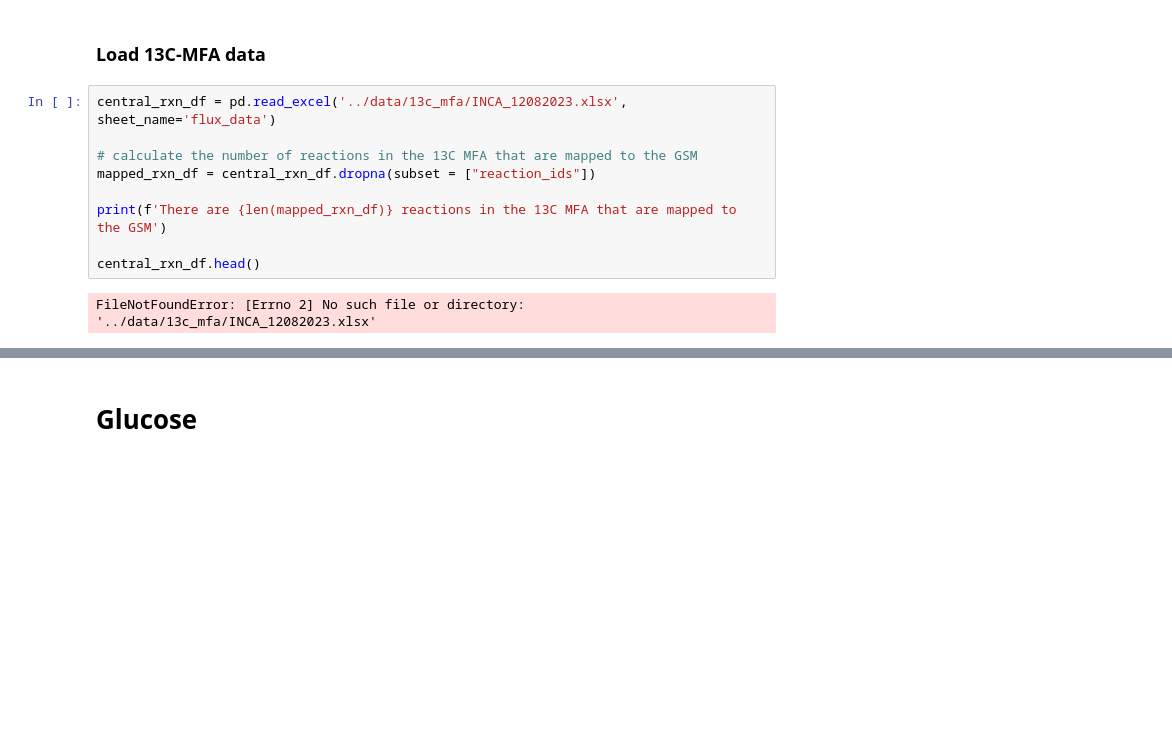
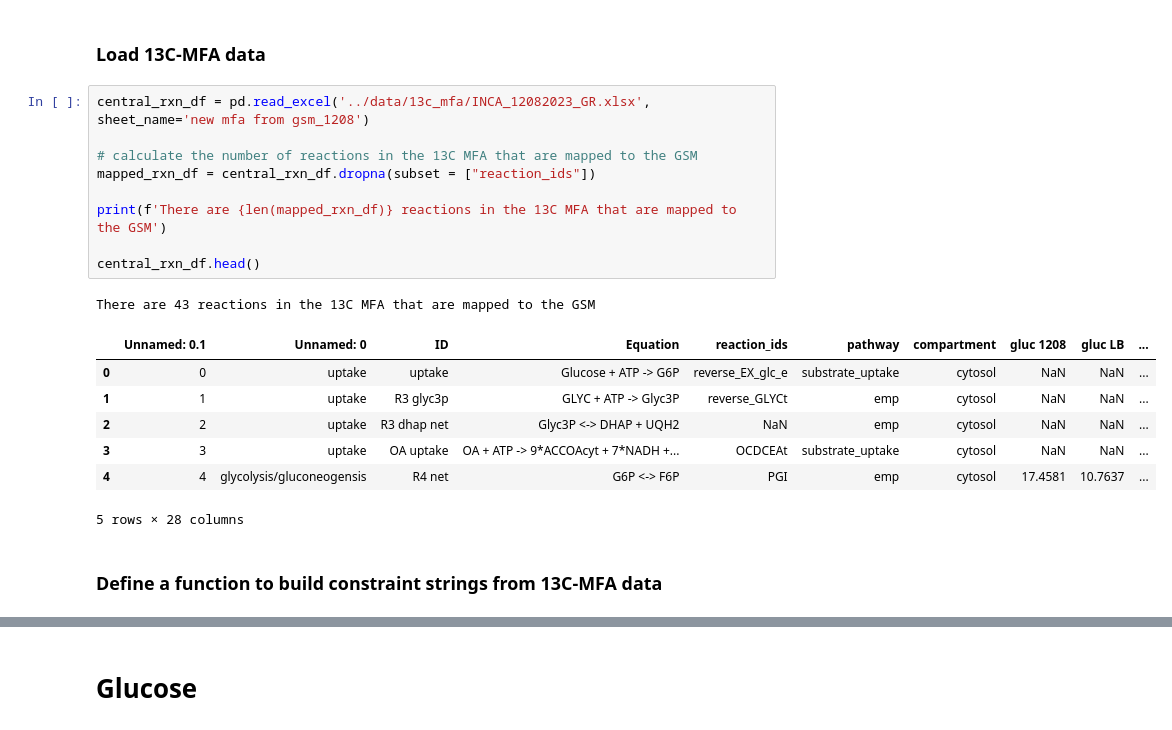
Before and after one commit to garrettroell/yarrrowia_eflux2, a Jupyter notebook: notebooks/C_GSM_bounds_from_MFA.ipynb, the cells around one changed output, grey strips where cells are left out. Drawn from its saved outputs; the diff is of its cells as text; blank space fills up the shorter version.

```diff
--- a/notebooks/C_GSM_bounds_from_MFA.ipynb
+++ b/notebooks/C_GSM_bounds_from_MFA.ipynb
@@ -58,13 +58,22 @@ model.reactions.get_by_id('EX_glc_e')
 # %% [markdown]
 ### Load 13C-MFA data
 # %%
-central_rxn_df = pd.read_excel('../data/13c_mfa/INCA_12082023.xlsx', sheet_name='flux_data')
+central_rxn_df = pd.read_excel('../data/13c_mfa/INCA_12082023_GR.xlsx', sheet_name='new mfa from gsm_1208')
 
 # calculate the number of reactions in the 13C MFA that are mapped to the GSM
 mapped_rxn_df = central_rxn_df.dropna(subset = ["reaction_ids"])
 
 print(f'There are {len(mapped_rxn_df)} reactions in the 13C MFA that are mapped to the GSM')
 
 central_rxn_df.head()
 # %% [output]
-FileNotFoundError: [Errno 2] No such file or directory: '../data/13c_mfa/INCA_12082023.xlsx'
+There are 43 reactions in the 13C MFA that are mapped to the GSM
+|  | Unnamed: 0.1 | Unnamed: 0 | ID | Equation | reaction_ids | pathway | compartment | gluc 1208 | gluc LB | ... |
+| 0 | 0 | uptake | uptake | Glucose + ATP -> G6P | reverse_EX_glc_e | substrate_uptake | cytosol | NaN | NaN | ... |
+| 1 | 1 | uptake | R3 glyc3p | GLYC + ATP -> Glyc3P | reverse_GLYCt | emp | cytosol | NaN | NaN | ... |
+| 2 | 2 | uptake | R3 dhap net | Glyc3P <-> DHAP + UQH2 | NaN | emp | cytosol | NaN | NaN | ... |
+| 3 | 3 | uptake | OA uptake | OA + ATP -> 9*ACCOAcyt + 7*NADH +... | OCDCEAt | substrate_uptake | cytosol | NaN | NaN | ... |
+| 4 | 4 | glycolysis/gluconeogensis | R4 net | G6P <-> F6P | PGI | emp | cytosol | 17.4581 | 10.7637 | ... |
+5 rows × 28 columns
+# %% [markdown]
+### Define a function to build constraint strings from 13C-MFA data
```
Also changed, not shown: parts of 10 cells of this notebook, 1 other file.
